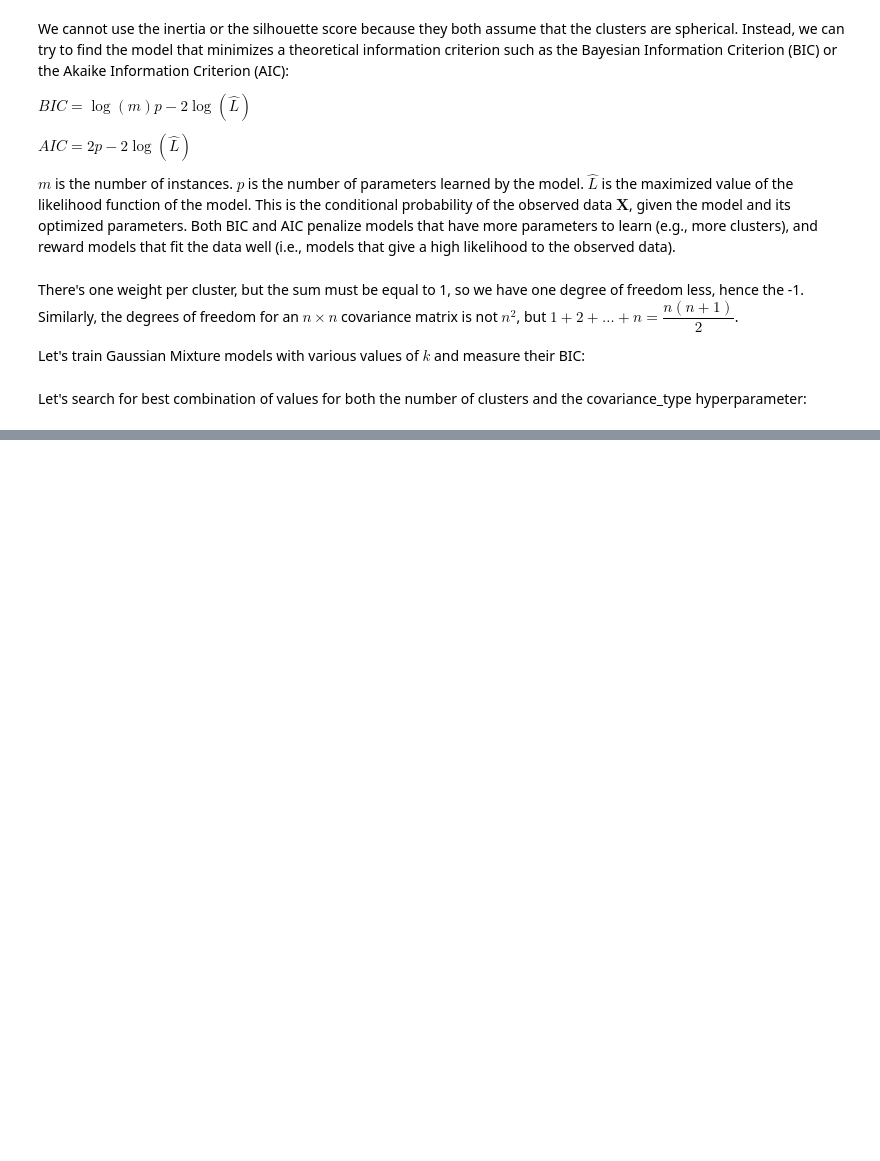
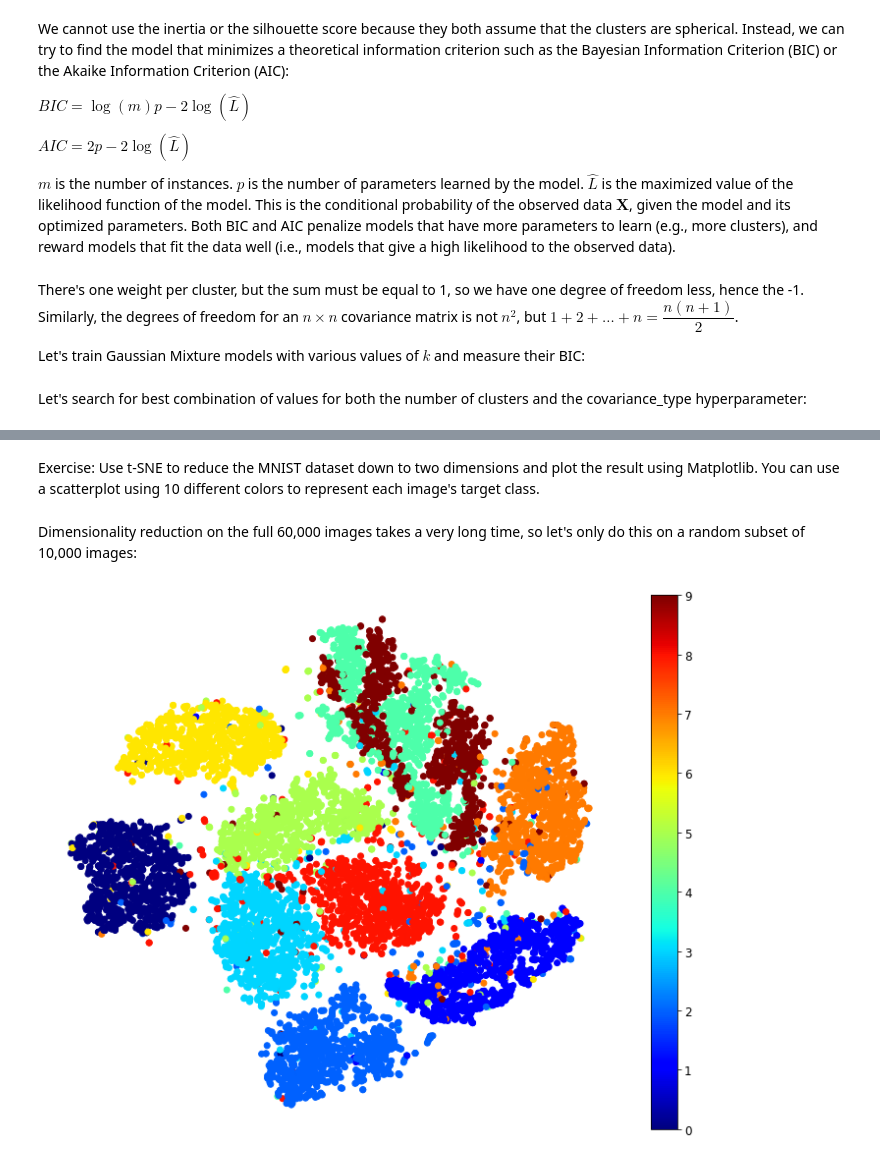
Before and after one commit to linlin91/ML_book, a Jupyter notebook: 14. Clustering.ipynb, the cells around one changed output, grey strips where cells are left out. Cells and saved outputs as stored; diff of their text form; code cells hidden in the pictures; blank space fills up the shorter version.

```diff
--- a/14. Clustering.ipynb
+++ b/14. Clustering.ipynb
@@ -605,0 +689,2 @@ best_covariance_type
+# %% [markdown]
+Exercise: Use t-SNE to reduce the MNIST dataset down to two dimensions and plot the result using Matplotlib. You can use a scatterplot using 10 different colors to represent each image's target class.
@@ -605,0 +723,36 @@ best_covariance_type
+# %%
+from six.moves import urllib
+import numpy as np
+try:
+    from sklearn.datasets import fetch_openml
+    mnist = fetch_openml('mnist_784', version=1)
+    mnist.target = mnist.target.astype(np.int64)
+except ImportError:
+    from sklearn.datasets import fetch_mldata
+    mnist = fetch_mldata('MNIST original')
+# %% [markdown]
+Dimensionality reduction on the full 60,000 images takes a very long time, so let's only do this on a random subset of 10,000 images:
+# %%
+np.random.seed(42)
+
+m = 10000
+idx = np.random.permutation(60000)[:m]
+
+X = mnist['data'][idx]
+y = mnist['target'][idx]
+# %%
+# use t-SNE to reduce dimensionality down to 2D so we can plot the dataset
+
+from sklearn.manifold import TSNE
+import matplotlib.pyplot as plt
+%matplotlib inline
+
+tsne = TSNE(n_components=2, random_state=42)
+X_reduced = tsne.fit_transform(X)
+plt.figure(figsize=(13,10))
+plt.scatter(X_reduced[:, 0], X_reduced[:, 1], c=y, cmap="jet")
+plt.axis('off')
+plt.colorbar()
+plt.show()
+# %% [output]
+[figure, added]
```
Also changed, not shown: parts of 36 cells of this notebook.
